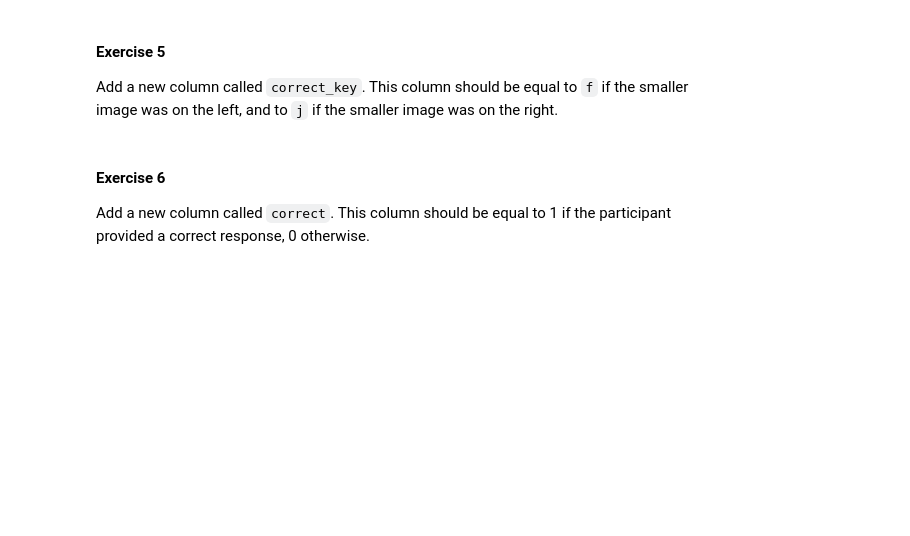
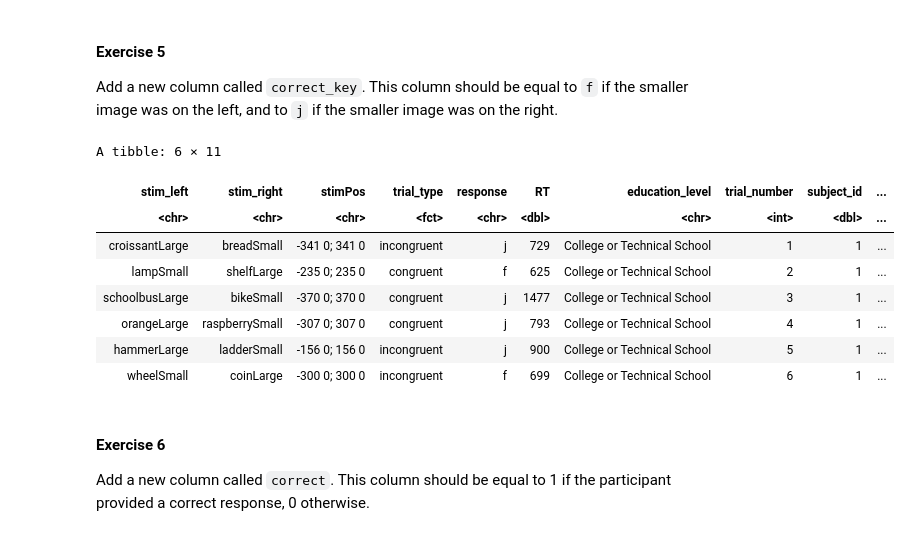
Before and after one commit to zhekunz/cogsup-prog, a Jupyter notebook: Week-13/Exercises/Intro-Tidyverse-2.ipynb, the cells around one changed output. Cells and saved outputs as stored; diff of their text form; code cells hidden in the pictures; blank space fills up the shorter version.

```diff
--- a/Week-13/Exercises/Intro-Tidyverse-2.ipynb
+++ b/Week-13/Exercises/Intro-Tidyverse-2.ipynb
@@ -113,6 +129,27 @@ data_correct <- data_with_id |>
 # %% [markdown]
 #### Exercise 5
 Add a new column called `correct_key`. This column should be equal to `f` if the smaller image was on the left, and to `j` if the smaller image was on the right.
+# %%
+data_key <- data_correct |>
+    mutate(
+        correct_key = case_when(
+            str_detect(correct_side, "left") ~ "f",
+            TRUE ~ "j"
+
+        )
+    )
+
+head(data_key)
+# %% [output]
+A tibble: 6 × 11
+| stim_left | stim_right | stimPos | trial_type | response | RT | education_level | trial_number | subject_id | ... |
+| <chr> | <chr> | <chr> | <fct> | <chr> | <dbl> | <chr> | <int> | <dbl> | ... |
+| croissantLarge | breadSmall | -341 0; 341 0 | incongruent | j | 729 | College or Technical School | 1 | 1 | ... |
+| lampSmall | shelfLarge | -235 0; 235 0 | congruent | f | 625 | College or Technical School | 2 | 1 | ... |
+| schoolbusLarge | bikeSmall | -370 0; 370 0 | congruent | j | 1477 | College or Technical School | 3 | 1 | ... |
+| orangeLarge | raspberrySmall | -307 0; 307 0 | congruent | j | 793 | College or Technical School | 4 | 1 | ... |
+| hammerLarge | ladderSmall | -156 0; 156 0 | incongruent | j | 900 | College or Technical School | 5 | 1 | ... |
+| wheelSmall | coinLarge | -300 0; 300 0 | incongruent | f | 699 | College or Technical School | 6 | 1 | ... |
 # %% [markdown]
 #### Exercise 6
 Add a new column called `correct`. This column should be equal to 1 if the participant provided a correct response, 0 otherwise.
```
Also changed, not shown: parts of 2 cells of this notebook.
